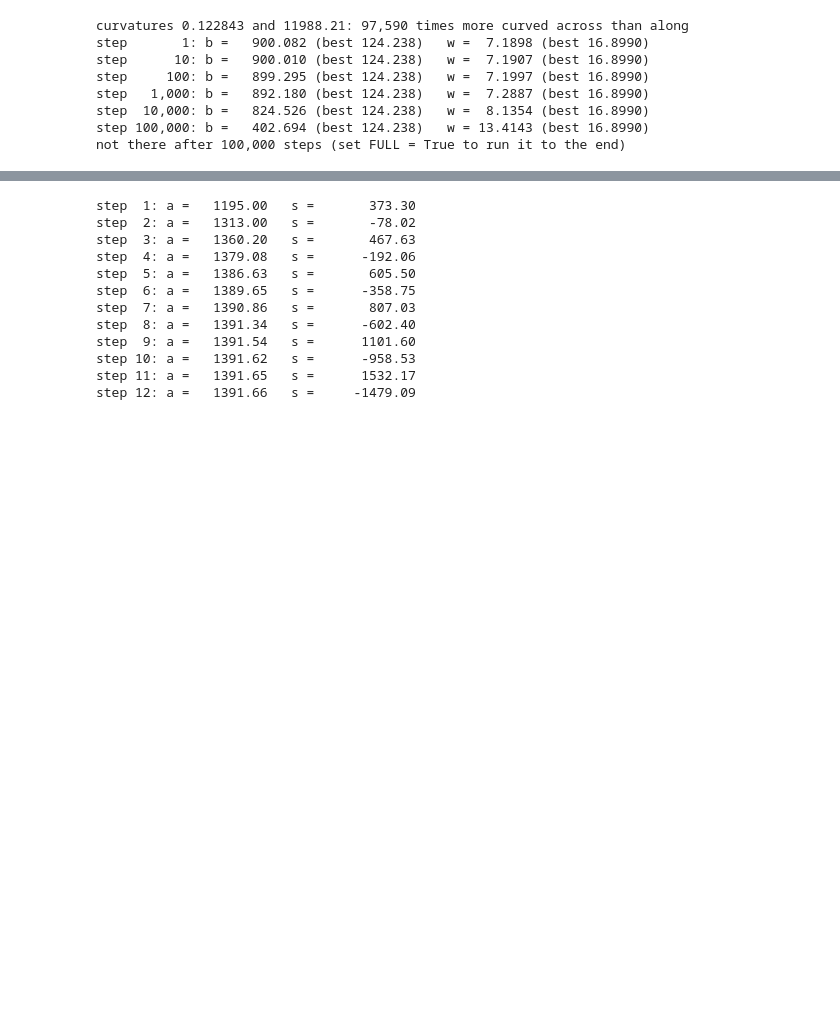
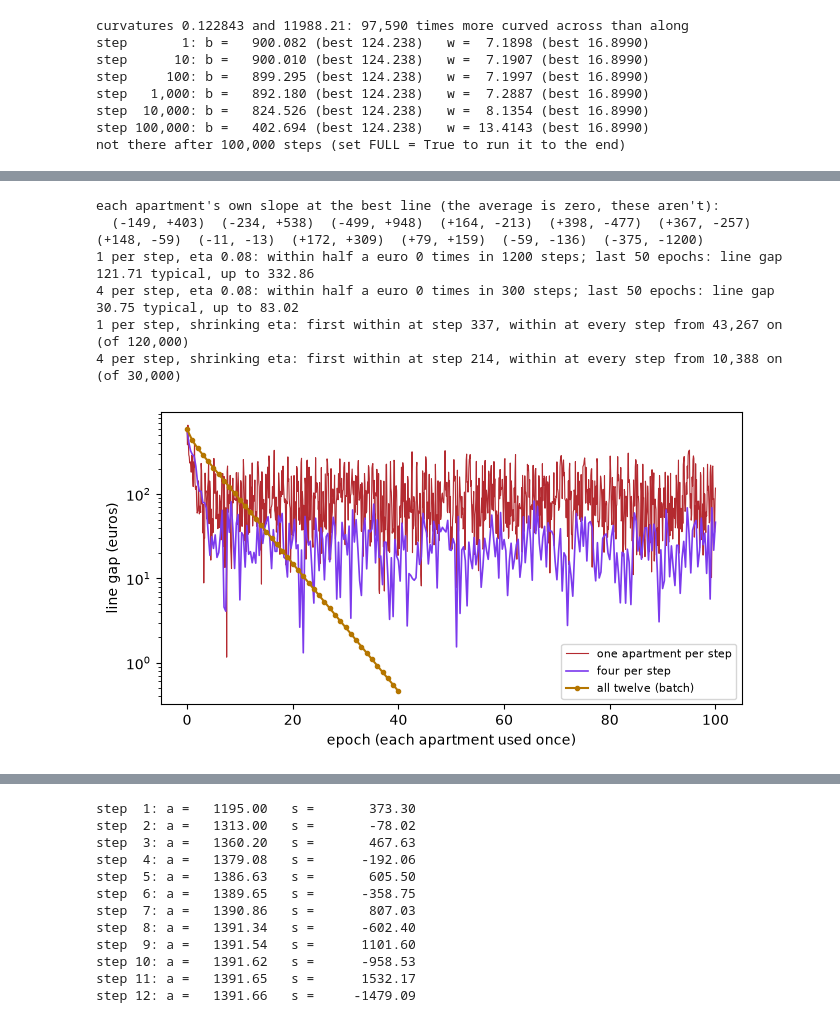
Before and after one commit to bkurmanbek/BetelgeuseCode, a Jupyter notebook: gradient-descent/notebook.ipynb, the cells around one changed output, grey strips where cells are left out. Cells and saved outputs as stored; diff of their text form; code cells hidden in the pictures; blank space fills up the shorter version.

```diff
--- a/gradient-descent/notebook.ipynb
+++ b/gradient-descent/notebook.ipynb
@@ -381,0 +420,66 @@ not there after 100,000 steps (set FULL = True to run it to the end)
+# %%
+A, S, VU = float(best_a), float(best_s), float(var_u)
+
+
+def gap(a, s):
+    """sqrt(E - best E): the knobs don't mix, so it is (a - A)^2 + var(u) (s - S)^2 under the root."""
+    return math.sqrt((a - A) ** 2 + VU * (s - S) ** 2)
+
+
+def within(a, s):
+    return abs(a - A) < 0.5 and abs(s - S) < 0.05
+
+
+def slope_on(a, s, idx):
+    res = [a + s * u[i] - rents[i] for i in idx]
+    return 2 * sum(res) / len(idx), 2 * sum(q * u[i] for q, i in zip(res, idx)) / len(idx)
+
+
+def shuffled(size, eta_at, epochs, seed=7):
+    rng = random.Random(seed)
+    a, s, k, pts = 900.0, 0.0, 0, [(900.0, 0.0)]
+    for _ in range(epochs):
+        order = list(range(n))
+        rng.shuffle(order)
+        for j in range(0, n, size):
+            ga, gs = slope_on(a, s, order[j:j + size])
+            eta = eta_at(k)
+            a, s, k = a - eta * ga, s - eta * gs, k + 1
+            pts.append((a, s))
+    return pts
+
+
+print("each apartment's own slope at the best line (the average is zero, these aren't):")
+print("  " + "  ".join(f"({ga:+.0f}, {gs:+.0f})" for ga, gs in (slope_on(A, S, [i]) for i in range(n))))
+runs = {}
+for size in (1, 4):
+    pts = shuffled(size, lambda k: 0.08, 100)
+    tail = [gap(*p) for p in pts[50 * (n // size):]]
+    runs[size] = pts
+    print(f"{size} per step, eta 0.08: within half a euro {sum(within(*p) for p in pts)} times in {len(pts) - 1} steps;"
+          f" last 50 epochs: line gap {math.sqrt(sum(g * g for g in tail) / len(tail)):.2f} typical, up to {max(tail):.2f}")
+for size in (1, 4):
+    pts = shuffled(size, lambda k: 0.08 / (1 + k / 12), 10_000)
+    last_out = max(k for k, p in enumerate(pts) if not within(*p))
+    print(f"{size} per step, shrinking eta: first within at step {next(k for k, p in enumerate(pts) if within(*p))},"
+          f" within at every step from {last_out + 1:,} on (of {len(pts) - 1:,})")
+
+if plt:
+    fig, ax = plt.subplots(figsize=(7.5, 3.8))
+    ax.semilogy([k / n for k in range(len(runs[1]))], [gap(*p) for p in runs[1]], lw=0.8, color="#B42A30",
+                label="one apartment per step")
+    ax.semilogy([4 * k / n for k in range(len(runs[4]))], [gap(*p) for p in runs[4]], lw=1.2, color="#7C3AED",
+                label="four per step")
+    ax.semilogy(range(len(path)), [gap(*p) for p in path], "o-", ms=3, color="#B57600", label="all twelve (batch)")
+    ax.set_xlabel("epoch (each apartment used once)")
+    ax.set_ylabel("line gap (euros)")
+    ax.legend(fontsize=8)
+    plt.show()
+# %% [output]
+each apartment's own slope at the best line (the average is zero, these aren't):
+  (-149, +403)  (-234, +538)  (-499, +948)  (+164, -213)  (+398, -477)  (+367, -257)  (+148, -59)  (-11, -13)  (+172, +309)  (+79, +159)  (-59, -136)  (-375, -1200)
+1 per step, eta 0.08: within half a euro 0 times in 1200 steps; last 50 epochs: line gap 121.71 typical, up to 332.86
+4 per step, eta 0.08: within half a euro 0 times in 300 steps; last 50 epochs: line gap 30.75 typical, up to 83.02
+1 per step, shrinking eta: first within at step 337, within at every step from 43,267 on (of 120,000)
+4 per step, shrinking eta: first within at step 214, within at every step from 10,388 on (of 30,000)
+[figure, added]
```
Also changed, not shown: parts of 13 cells of this notebook, 21 other files.
